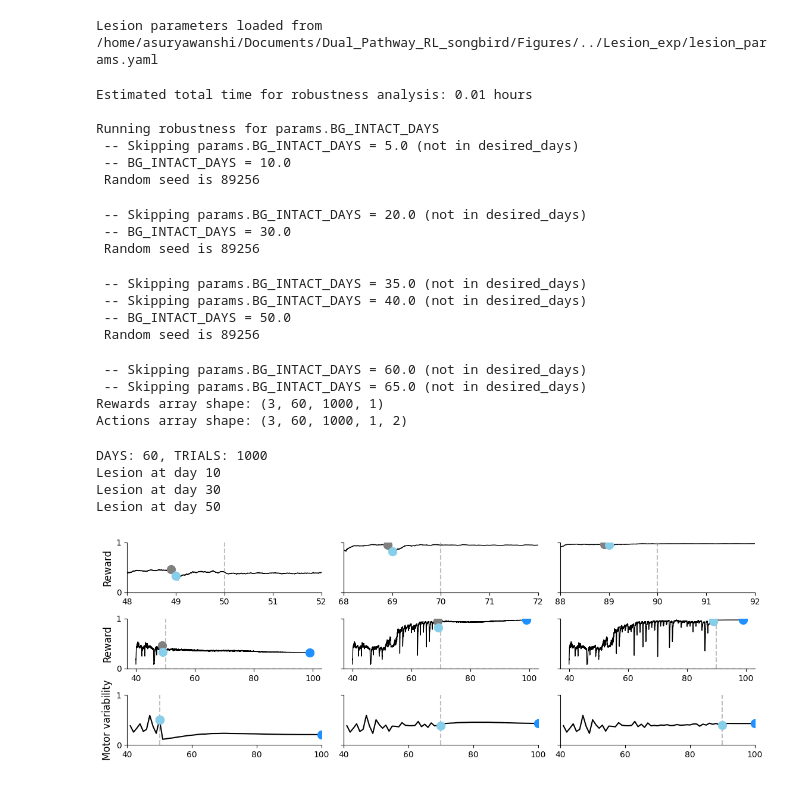
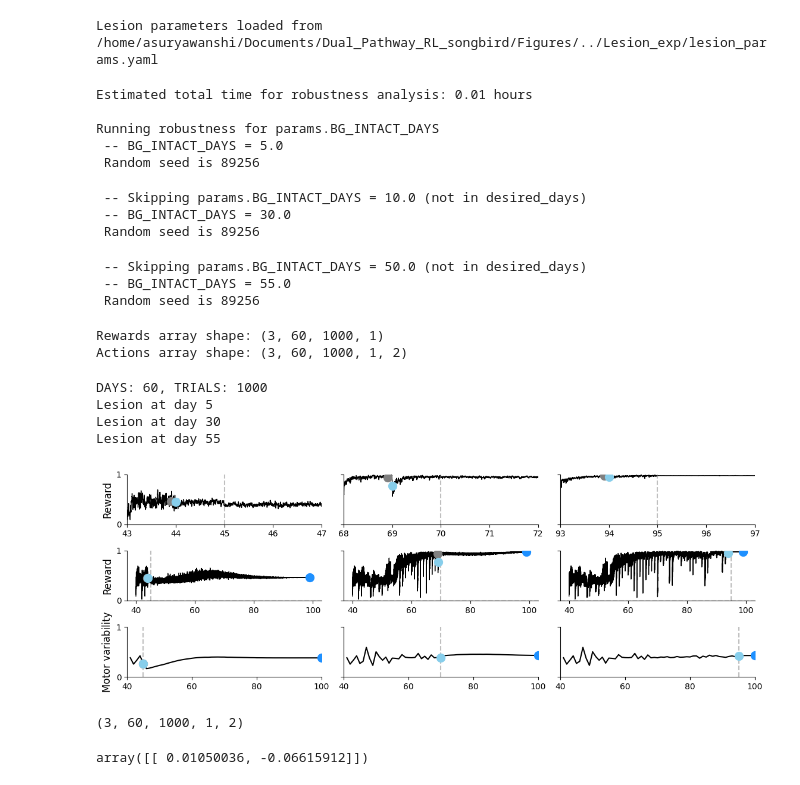
Before and after one commit to AtharvSuryawanshi/Dual_Pathway_RL_songbird, a Jupyter notebook: Figures/Figure_7.ipynb, the cells around one changed output. Drawn from its saved outputs; the diff is of its cells as text; code cells hidden in the pictures.

```diff
--- a/Figures/Figure_7.ipynb
+++ b/Figures/Figure_7.ipynb
@@ -34,3 +28,6 @@ wanted_parameters = ["BG_INTACT_DAYS"]
+# %%
+wanted_days = [5, 30, 55]
+wanted_parameters = ["BG_INTACT_DAYS"]
 # %%
 HERE = Path.cwd()          # notebook directory
 results_dir = HERE / "../Lesion_exp/results"
@@ -73,7 +70,6 @@ print("Size of terminal performance data:", terminal_performance['BG_INTACT_DAYS
 # Data you already have
 data = terminal_performance['BG_INTACT_DAYS']
 lesion_day_list = meta['BG_INTACT_DAYS']['values']
-wanted_days = [10, 30, 50]
 print("Wanted days:", wanted_days)
 conditions = ['Before Lesion', 'After Lesion', 'Terminal Performance']
 # %% [output]
@@ -386,18 +382,14 @@ print("Actions array shape:", actions_array.shape)
 Estimated total time for robustness analysis: 0.01 hours
 
 Running robustness for params.BG_INTACT_DAYS
- -- Skipping params.BG_INTACT_DAYS = 5.0 (not in desired_days)
- -- BG_INTACT_DAYS = 10.0
+ -- BG_INTACT_DAYS = 5.0
  Random seed is 89256
- -- Skipping params.BG_INTACT_DAYS = 20.0 (not in desired_days)
+ -- Skipping params.BG_INTACT_DAYS = 10.0 (not in desired_days)
  -- BG_INTACT_DAYS = 30.0
  Random seed is 89256
- -- Skipping params.BG_INTACT_DAYS = 35.0 (not in desired_days)
- -- Skipping params.BG_INTACT_DAYS = 40.0 (not in desired_days)
- -- BG_INTACT_DAYS = 50.0
+ -- Skipping params.BG_INTACT_DAYS = 50.0 (not in desired_days)
+ -- BG_INTACT_DAYS = 55.0
  Random seed is 89256
- -- Skipping params.BG_INTACT_DAYS = 60.0 (not in desired_days)
- -- Skipping params.BG_INTACT_DAYS = 65.0 (not in desired_days)
 Rewards array shape: (3, 60, 1000, 1)
 Actions array shape: (3, 60, 1000, 1, 2)
 # %%
@@ -489,34 +481,42 @@ def plot_rewards_and_actions(rewards, actions, param_order, days, trials, smooth
         for label, day in event_days.items():
             mask = np.abs(np.arange(1, days + 1) - day) < 0.1
             axs[2, i].scatter(np.arange(1, days + 1)[mask] + 40, mean_motor_var[mask], color=point_colors[label], s=100, zorder=5)
         axs[2, i].set_xlim(40+lesion_day - 2, 40+lesion_day + 2)
         axs[2, i].set_ylim(0, 1)
         axs[2, i].set_yticks([0, 1])
         axs[2, i].set_xticks(40 + np.arange(0, days + 1, 20))
         axs[2, i].tick_params(labelsize=10)
         axs[2, i].spines[['right', 'top']].set_visible(False)
         if i == 0:
             axs[2, i].set_ylabel("Motor variability", fontsize=12)
 
     # Legend
     handles = [plt.Line2D([0], [0], marker='o', color='w', markerfacecolor=col, markersize=8, label=lbl)   # type: ignore
                for lbl, col in point_colors.items()] # type: ignore
     # fig.legend(handles=handles, loc='upper right', frameon=False, fontsize=12)
 
     plt.tight_layout(rect=[0, 0, 0.95, 1])  #type: ignore
     plt.show()
 
 
 
 TRIALS = outputs_all[0]['rewards'].shape[1]
 DAYS = outputs_all[0]['rewards'].shape[0]
 print(f"DAYS: {DAYS}, TRIALS: {TRIALS}")
 
 # plot_rewards_and_actions(rewards_output, actions, param_order, DAYS, TRIALS)
-plot_rewards_and_actions(rewards_array, actions_array, wanted_days , DAYS, TRIALS, smoothing=100)
+plot_rewards_and_actions(rewards_array, actions_array, wanted_days , DAYS, TRIALS, smoothing=10)
 # %% [output]
 DAYS: 60, TRIALS: 1000
-Lesion at day 10
+Lesion at day 5
 Lesion at day 30
-Lesion at day 50
+Lesion at day 55
-[figure, old version]
+[figure, new version]
+# %%
+actions_array.shape
+# %% [output]
+(3, 60, 1000, 1, 2)
+# %%
+actions_array[0, 5, 0]
+# %% [output]
+array([[ 0.01050036, -0.06615912]])
```
Also changed, not shown: parts of 6 cells of this notebook.
